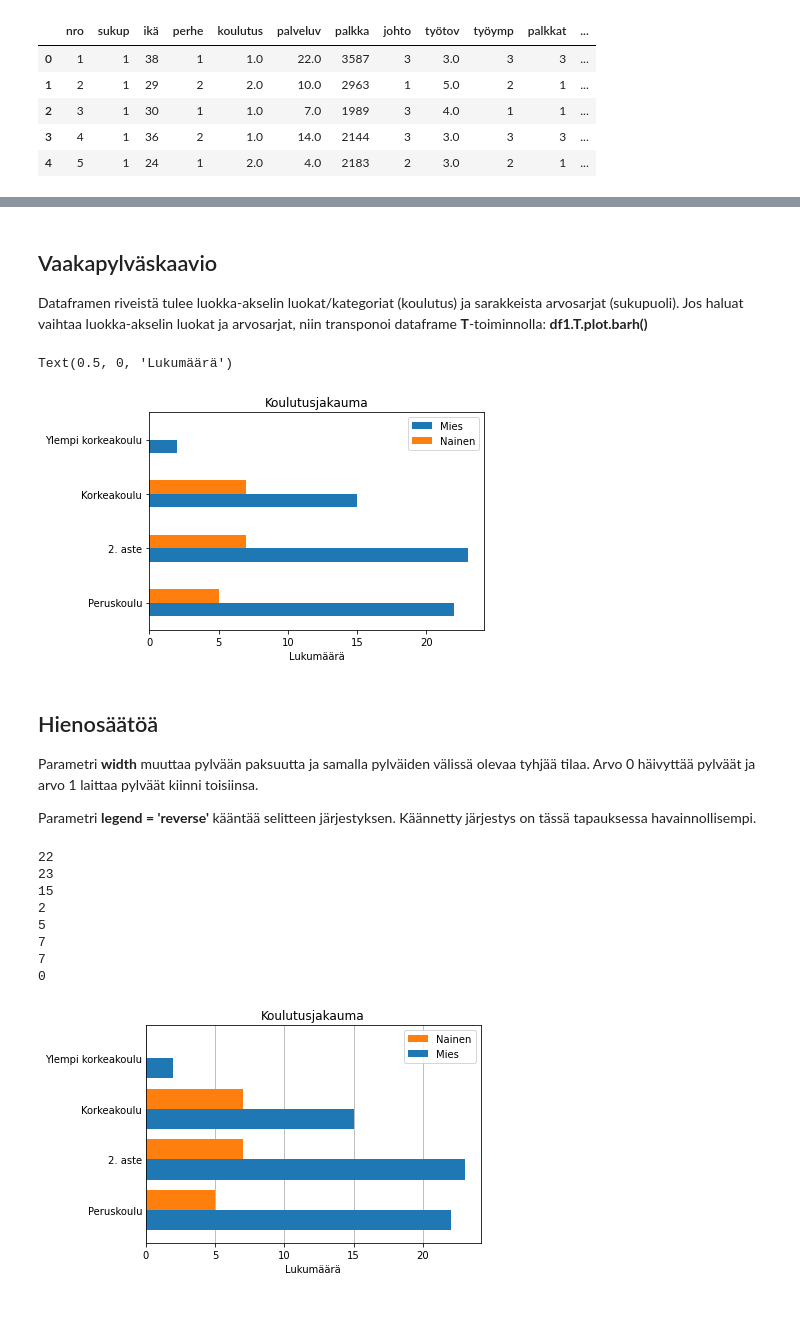
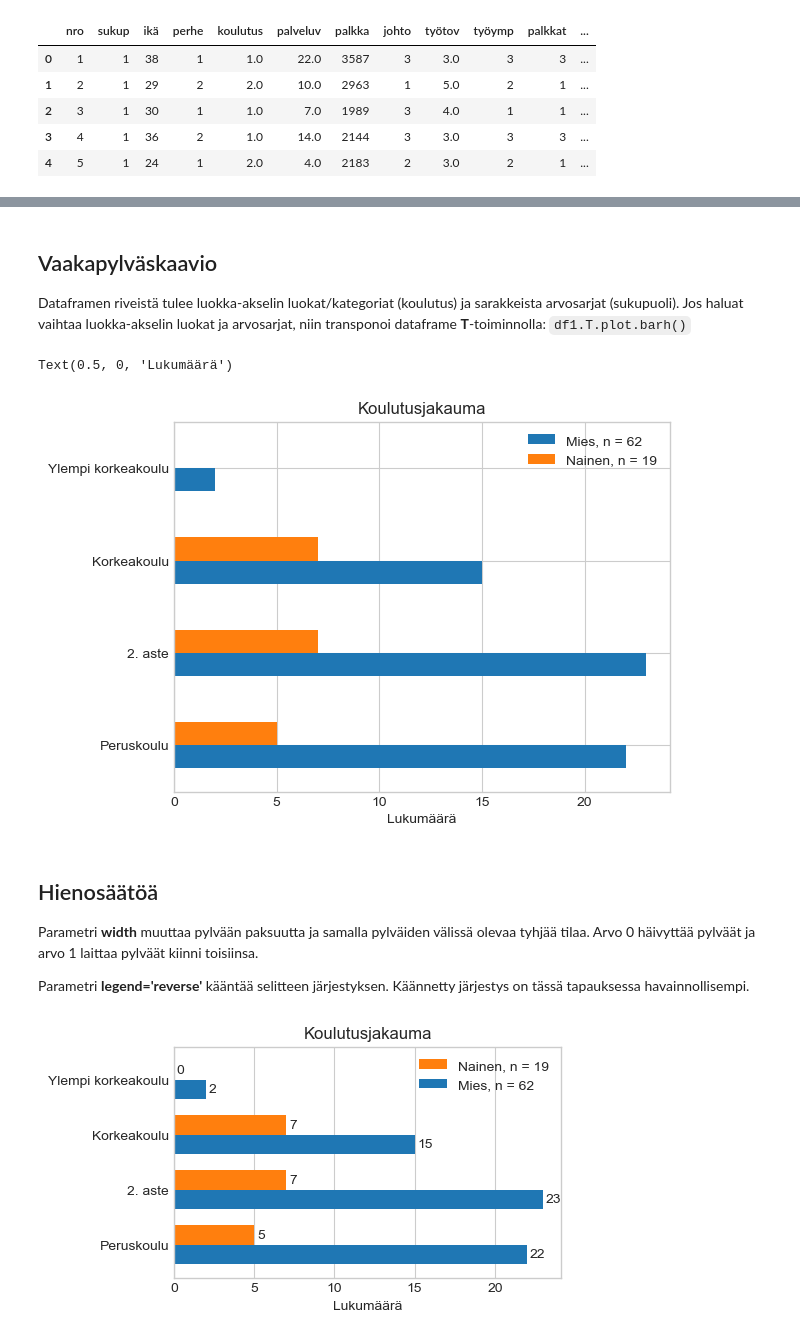
Before and after one commit to taanila/kaaviot, a Jupyter notebook: matplotlib2.ipynb, the cells around one changed output, grey strips where cells are left out. Drawn from its saved outputs; the diff is of its cells as text; code cells hidden in the pictures; blank space fills up the shorter version.

```diff
--- a/matplotlib2.ipynb
+++ b/matplotlib2.ipynb
@@ -11,6 +11,7 @@ Tämä on jatkoa sarjan ensimmäiselle osalle https://nbviewer.jupyter.org/githu
 # %%
 import pandas as pd
 import matplotlib.pyplot as plt
+plt.style.use('seaborn-whitegrid')
 # %%
 df = pd.read_excel('https://taanila.fi/data1.xlsx')
 df.head()
@@ -28,7 +25,15 @@ koulutus = ['Peruskoulu', '2. aste', 'Korkeakoulu', 'Ylempi korkeakoulu']
 # %%
 # Lasken eri koulutuksen suorittaneiden lukumäärät sukupuolen mukaan
 df1 = pd.crosstab(df['koulutus'], df['sukup'])
+
+koulutus = ['Peruskoulu', '2. aste', 'Korkeakoulu', 'Ylempi korkeakoulu']
 df1.index = koulutus
+
+# Kikkailen n-arvot otsikoihin
+miehet = 'Mies, n = ' + str(df1[1].sum())
+naiset = 'Nainen, n = ' + str(df1[2].sum())
+sukup = [miehet, naiset]
 df1.columns = sukup
+
 df1
 # %% [output]
@@ -38,9 +43,9 @@ df1
 | Korkeakoulu | 15 | 7 |
 | Ylempi korkeakoulu | 2 | 0 |
 # %% [markdown]
-<h2>Vaakapylväskaavio</h2>
+## Vaakapylväskaavio
 
-Dataframen riveistä tulee luokka-akselin luokat/kategoriat (koulutus) ja sarakkeista arvosarjat (sukupuoli). Jos haluat vaihtaa luokka-akselin luokat ja arvosarjat, niin transponoi dataframe <b>T</b>-toiminnolla: <b>df1.T.plot.barh()</b>
+Dataframen riveistä tulee luokka-akselin luokat/kategoriat (koulutus) ja sarakkeista arvosarjat (sukupuoli). Jos haluat vaihtaa luokka-akselin luokat ja arvosarjat, niin transponoi dataframe **T**-toiminnolla: `df1.T.plot.barh()`
 # %%
 df1.plot.barh()
 
@@ -48,31 +53,22 @@ plt.title('Koulutusjakauma')
 plt.xlabel('Lukumäärä')
 # %% [output]
 Text(0.5, 0, 'Lukumäärä')
-[figure, old version]
+[figure, new version]
 # %% [markdown]
-<h2>Hienosäätöä</h2>
+## Hienosäätöä
 
-Parametri <b>width</b> muuttaa pylvään paksuutta ja samalla pylväiden välissä olevaa tyhjää tilaa. Arvo 0 häivyttää pylväät ja arvo 1 laittaa pylväät kiinni toisiinsa.
+Parametri **width** muuttaa pylvään paksuutta ja samalla pylväiden välissä olevaa tyhjää tilaa. Arvo 0 häivyttää pylväät ja arvo 1 laittaa pylväät kiinni toisiinsa.
 
-Parametri <b>legend = 'reverse'</b> kääntää selitteen järjestyksen. Käännetty järjestys on tässä tapauksessa havainnollisempi.
+Parametri **legend='reverse'** kääntää selitteen järjestyksen. Käännetty järjestys on tässä tapauksessa havainnollisempi.
 # %%
-df1.plot.barh(width = 0.8, legend = 'reverse', zorder = 2)
+ax = df1.plot.barh(figsize=(5, 3), legend='reverse', width=0.7)
 
 plt.title('Koulutusjakauma')
 plt.xlabel('Lukumäärä')
 
-plt.grid(axis = 'x')
-plt.tick_params(axis = 'y', length = 0)
+plt.grid(axis='y')
 
-for bar in plt.gca().patches:
-    print(bar.get_width())
+for container in ax.containers:
+    ax.bar_label(container, padding=2)
 # %% [output]
-22
-23
-15
-2
-5
-7
-7
-0
-[figure, old version]
+[figure, new version]
```
Also changed, not shown: parts of 19 cells of this notebook.
